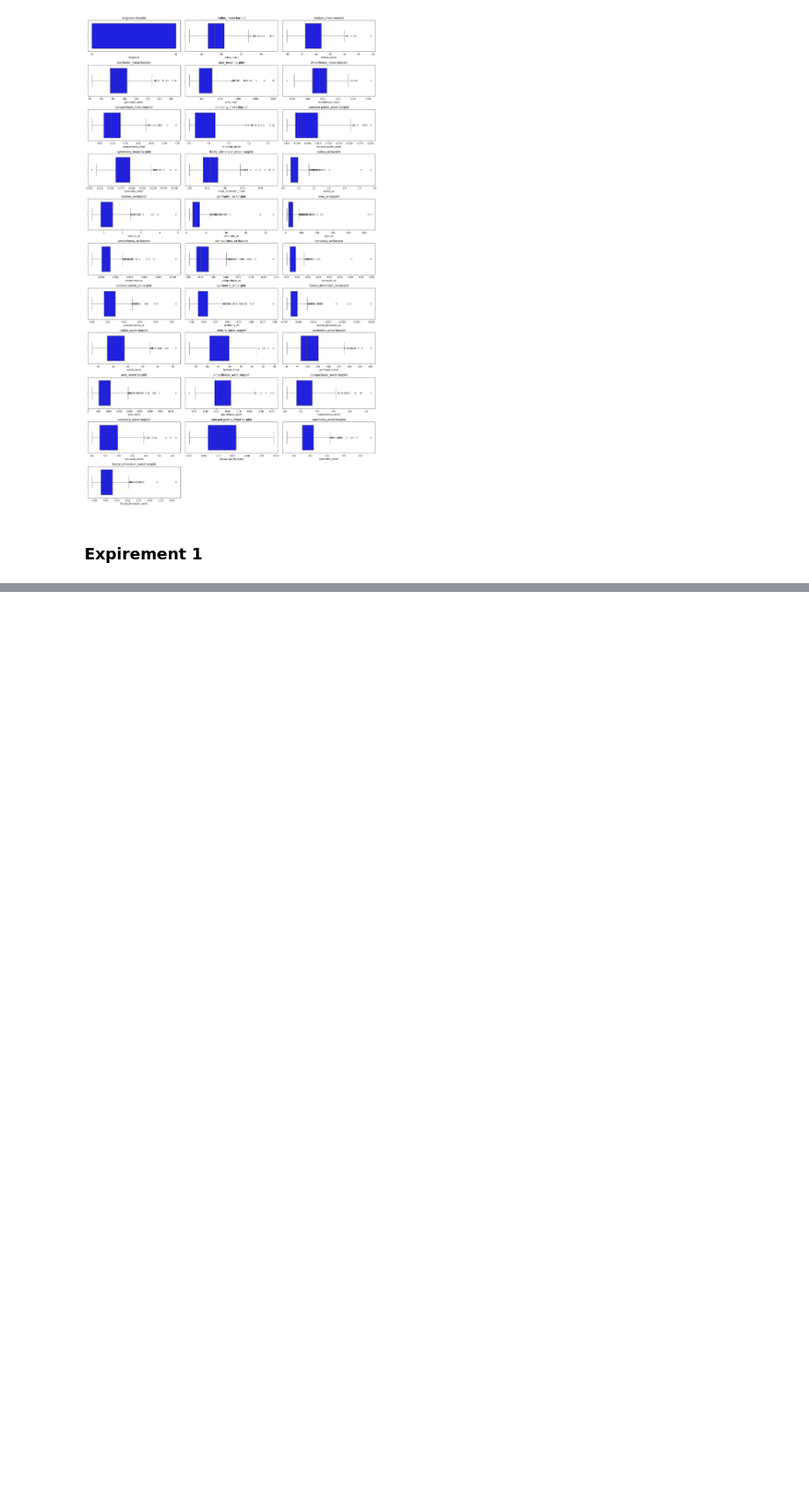
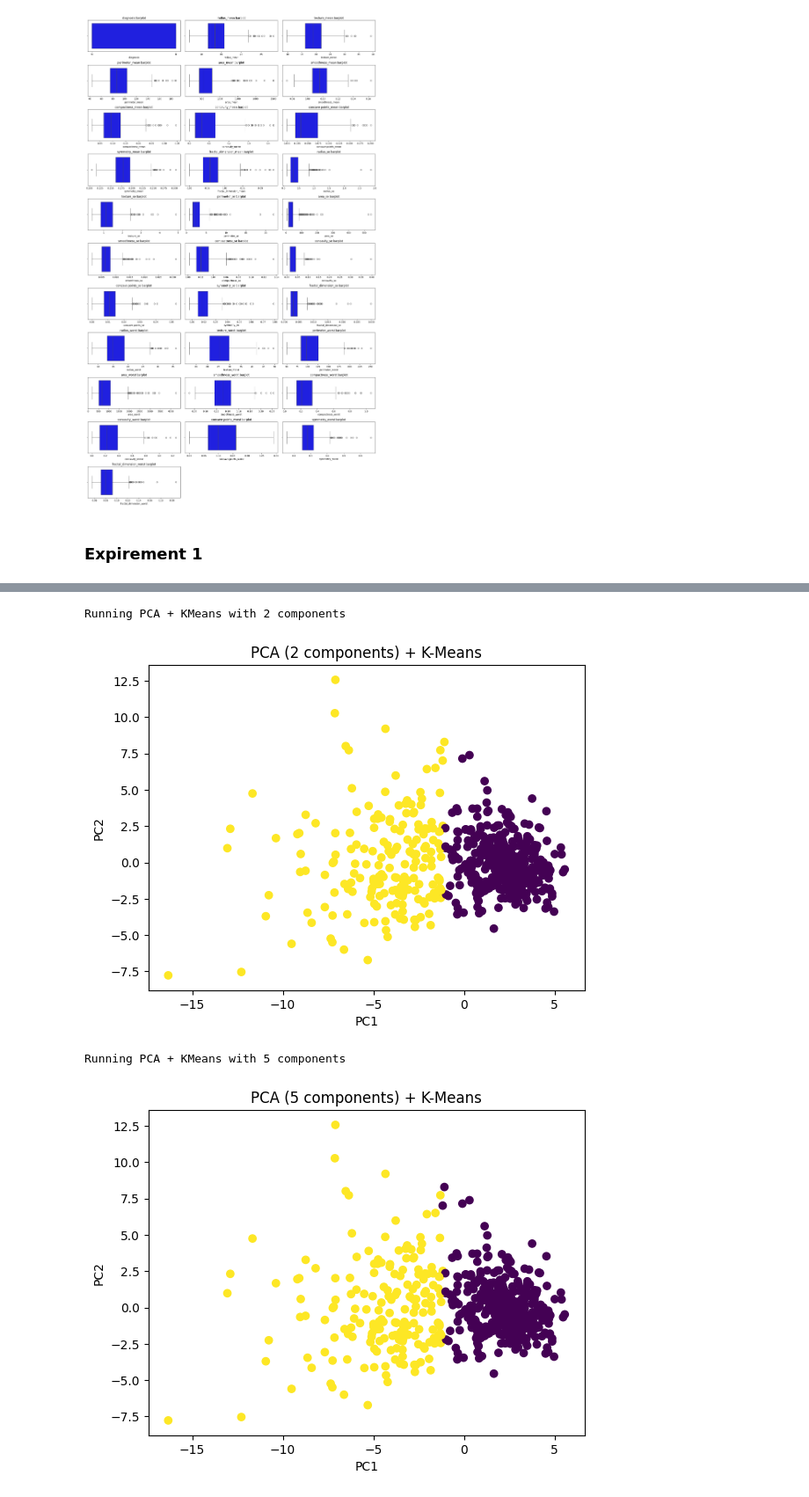
Before and after one commit to JOekh1122/K_means-GMM-Pca-AutoEncoder_From_Scratch, a Jupyter notebook: expirements.ipynb, the cells around one changed output, grey strips where cells are left out. Shown at 88% size. Drawn from its saved outputs; the diff is of its cells as text; code cells hidden in the pictures; blank space fills up the shorter version.

```diff
--- a/expirements.ipynb
+++ b/expirements.ipynb
@@ -227,0 +247,80 @@ plt.show()
+# %%
+import numpy as np
+import pandas as pd
+import matplotlib.pyplot as plt
+
+# ----------------------------------
+# SETTINGS
+# ----------------------------------
+pca_dims = [2, 5, 10, 15, 20]
+k_opt = 2   # choose from Experiment 1 (usually 2 for cancer)
+
+results = []
+
+# ----------------------------------
+# LOOP OVER PCA DIMENSIONS
+# ----------------------------------
+for n_comp in pca_dims:
+    print(f"\nRunning PCA + KMeans with {n_comp} components")
+
+    # -------- PCA --------
+    pca = PCA(n_components=n_comp)
+    X_pca = pca.fit_transform(X_scaled)
+
+    # PCA quality
+    recon_mse = pca.mean_squared_reconstruction_error(X_scaled)
+    explained_variance = np.sum(pca.get_explained_variance())
+
+    # -------- K-MEANS --------
+    kmeans = KMeans_Scratch(
+        n_clusters=k_opt,
+        init_method="kmeans++"
+    )
+    kmeans.fit(X_pca)
+    labels = kmeans.labels_
+
+    # -------- INTERNAL METRICS --------
+    sil = silhouette_score_scratch(X_pca, labels)
+    db  = davies_bouldin_score_scratch(X_pca, labels)
+    ch  = calinski_harabasz_score_scratch(X_pca, labels)
+    wcss = kmeans.inertia_
+
+    # -------- EXTERNAL METRICS (EVALUATION ONLY) --------
+    ari = adjusted_rand_index_scratch(y, labels)
+    nmi = normalized_mutual_information_scratch(y, labels)
+    purity = purity_score_scratch(y, labels)
+
+    # -------- SAVE RESULTS --------
+    results.append({
+        "PCA_components": n_comp,
+        "Reconstruction_MSE": recon_mse,
+        "Explained_Variance": explained_variance,
+        "Silhouette": sil,
+        "Davies_Bouldin": db,
+        "Calinski_Harabasz": ch,
+        "WCSS": wcss,
+        "ARI": ari,
+        "NMI": nmi,
+        "Purity": purity
+    })
+
+    # -------- 2D VISUALIZATION (REQUIRED) --------
+    X_2d = X_pca[:, :2]
+
+    plt.figure()
+    plt.scatter(X_2d[:, 0], X_2d[:, 1], c=labels, cmap="viridis")
+    plt.xlabel("PC1")
+    plt.ylabel("PC2")
+    plt.title(f"PCA ({n_comp} components) + K-Means")
+    plt.show()
+
+# ----------------------------------
+# RESULTS TABLE
+# ----------------------------------
+results_df = pd.DataFrame(results)
+print(results_df)
+# %% [output]
+Running PCA + KMeans with 2 components
+[figure, added]
+Running PCA + KMeans with 5 components
+[figure, added]
```
Also changed, not shown: parts of 16 cells of this notebook, 1 other file.
